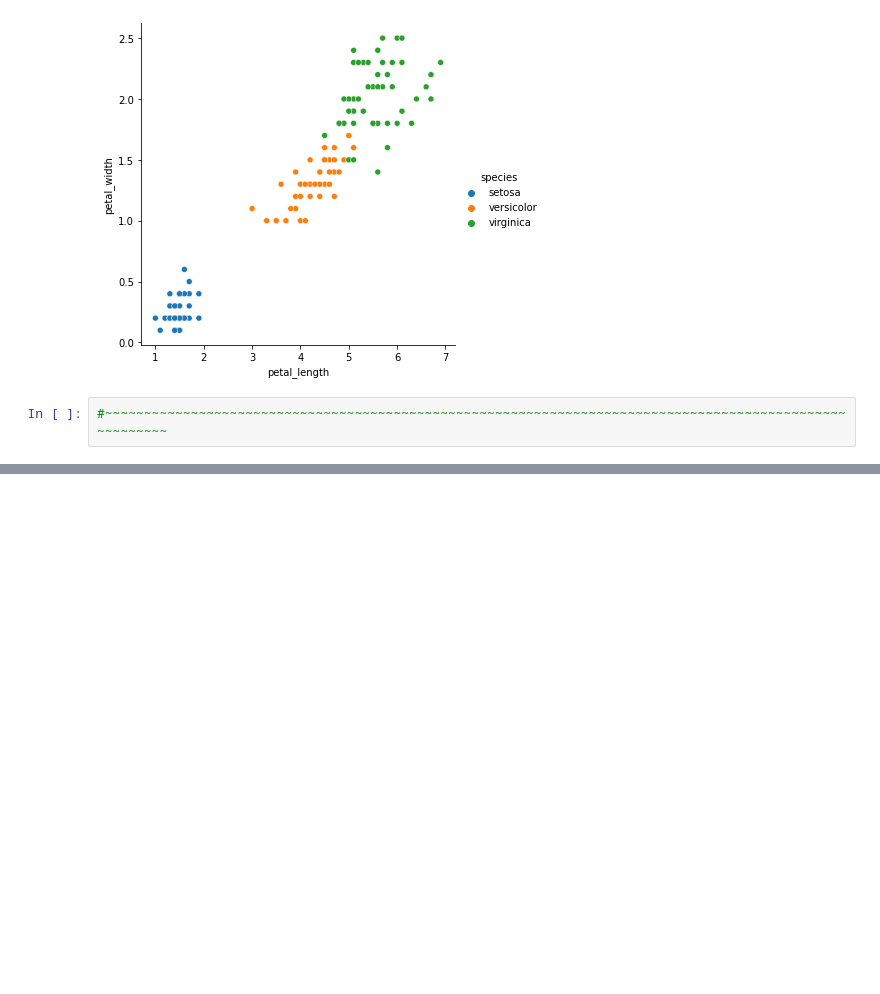
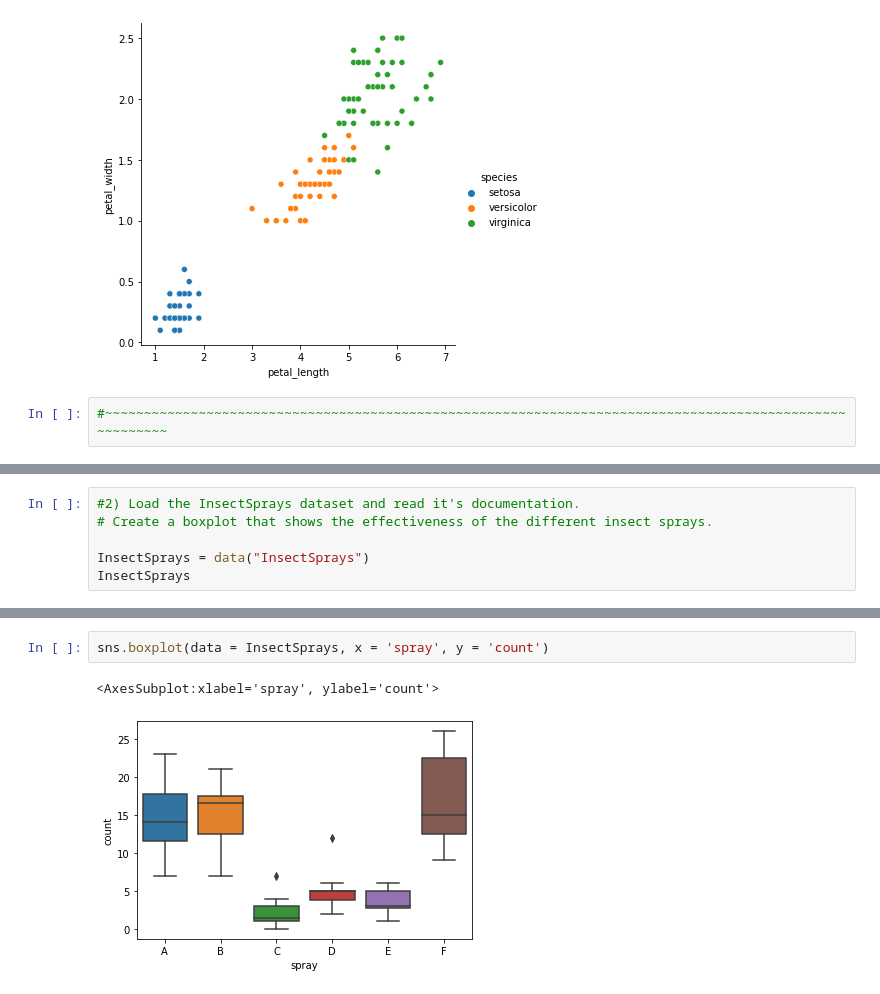
Before and after one commit to ljackson707/numpy-pandas-visualization-exercises, a Jupyter notebook: seaborn_exercises.ipynb, the cells around one changed output, grey strips where cells are left out. Saved outputs shown, nothing was run; the diff lists cells and outputs as text; blank space fills up the shorter version.

```diff
--- a/seaborn_exercises.ipynb
+++ b/seaborn_exercises.ipynb
@@ -123,0 +181,6 @@ sns.relplot(x = 'petal_length', y = "petal_width", data = iris, hue = 'species')
+# %%
+#2) Load the InsectSprays dataset and read it's documentation.
+# Create a boxplot that shows the effectiveness of the different insect sprays.
+
+InsectSprays = data("InsectSprays")
+InsectSprays
@@ -123,0 +249,5 @@ sns.relplot(x = 'petal_length', y = "petal_width", data = iris, hue = 'species')
+# %%
+sns.boxplot(data = InsectSprays, x = 'spray', y = 'count')
+# %% [output]
+<AxesSubplot:xlabel='spray', ylabel='count'>
+[figure, added]
```
Also changed, not shown: parts of 35 cells of this notebook.
